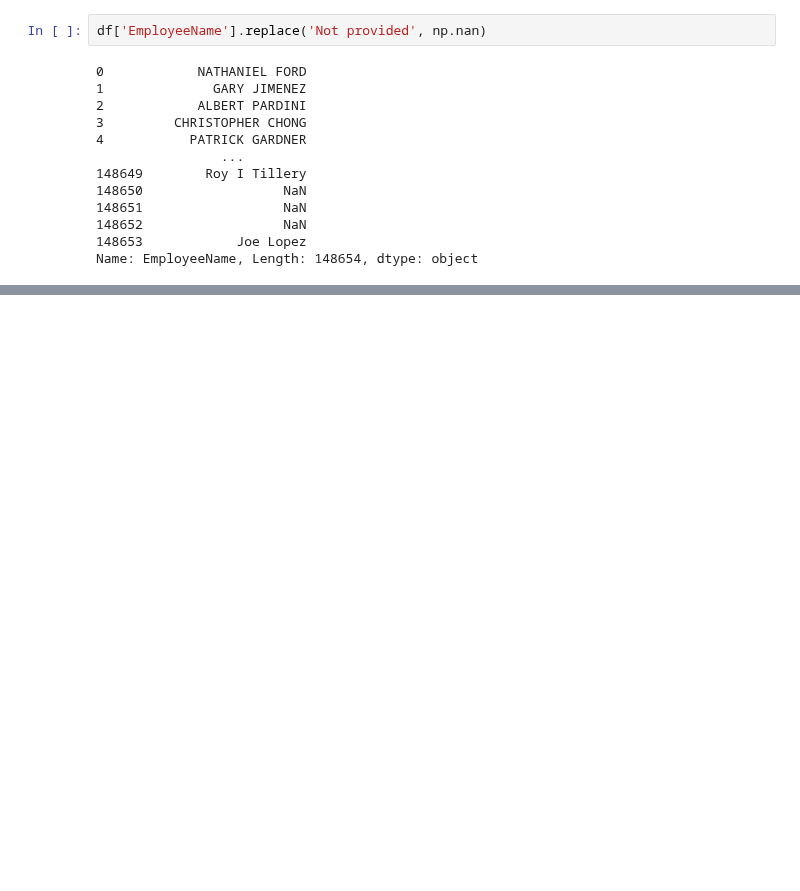
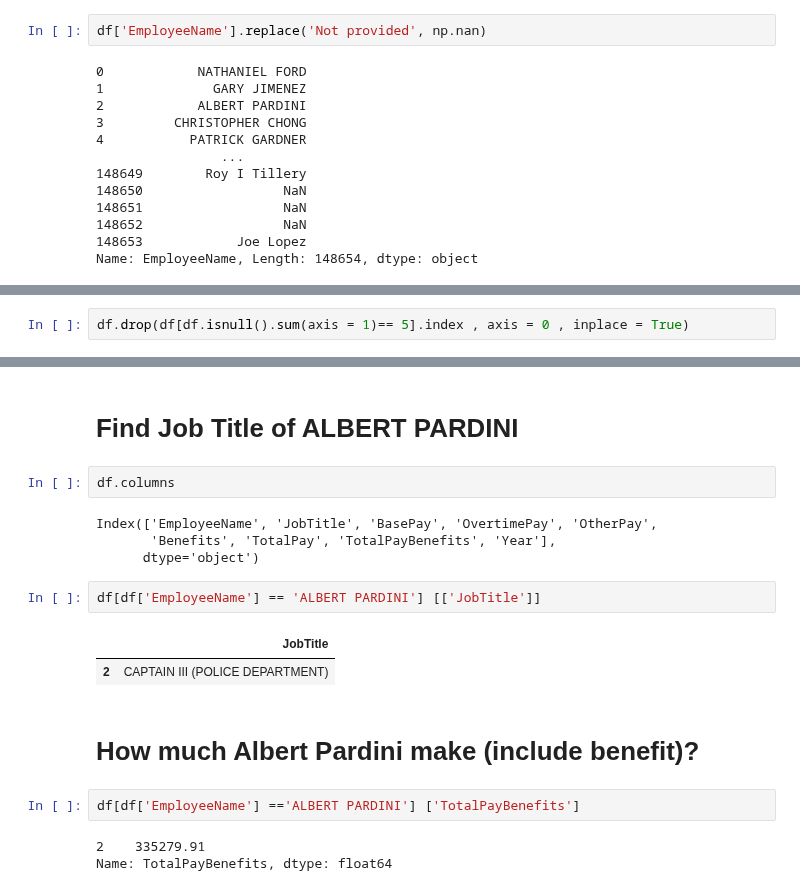
Before and after one commit to Abricos-gt/Data_Science_projects, a Jupyter notebook: pandas_project2.ipynb, the cells around one changed output, grey strips where cells are left out. Drawn from its saved outputs; the diff is of its cells as text; blank space fills up the shorter version.

Commit message:
Drop the Rows Having 5 missing values,Find Job Title of ALBERT PARDINI,How much Albert Pardini make (include benefit)?

```diff
--- a/pandas_project2.ipynb
+++ b/pandas_project2.ipynb
@@ -275,0 +276,2 @@ Name: EmployeeName, Length: 148654, dtype: object
+# %%
+df.drop(df[df.isnull().sum(axis = 1)== 5].index , axis = 0 , inplace = True)
@@ -275,0 +293,20 @@ Name: EmployeeName, Length: 148654, dtype: object
+# %% [markdown]
+# Find Job Title of ALBERT PARDINI
+# %%
+df.columns
+# %% [output]
+Index(['EmployeeName', 'JobTitle', 'BasePay', 'OvertimePay', 'OtherPay',
+       'Benefits', 'TotalPay', 'TotalPayBenefits', 'Year'],
+      dtype='object')
+# %%
+df[df['EmployeeName'] == 'ALBERT PARDINI'] [['JobTitle']]
+# %% [output]
+|  | JobTitle |
+| 2 | CAPTAIN III (POLICE DEPARTMENT) |
+# %% [markdown]
+# How much Albert Pardini make (include benefit)?
+# %%
+df[df['EmployeeName'] =='ALBERT PARDINI'] ['TotalPayBenefits']
+# %% [output]
+2    335279.91
+Name: TotalPayBenefits, dtype: float64
```
Also changed, not shown: parts of 3 cells of this notebook.
